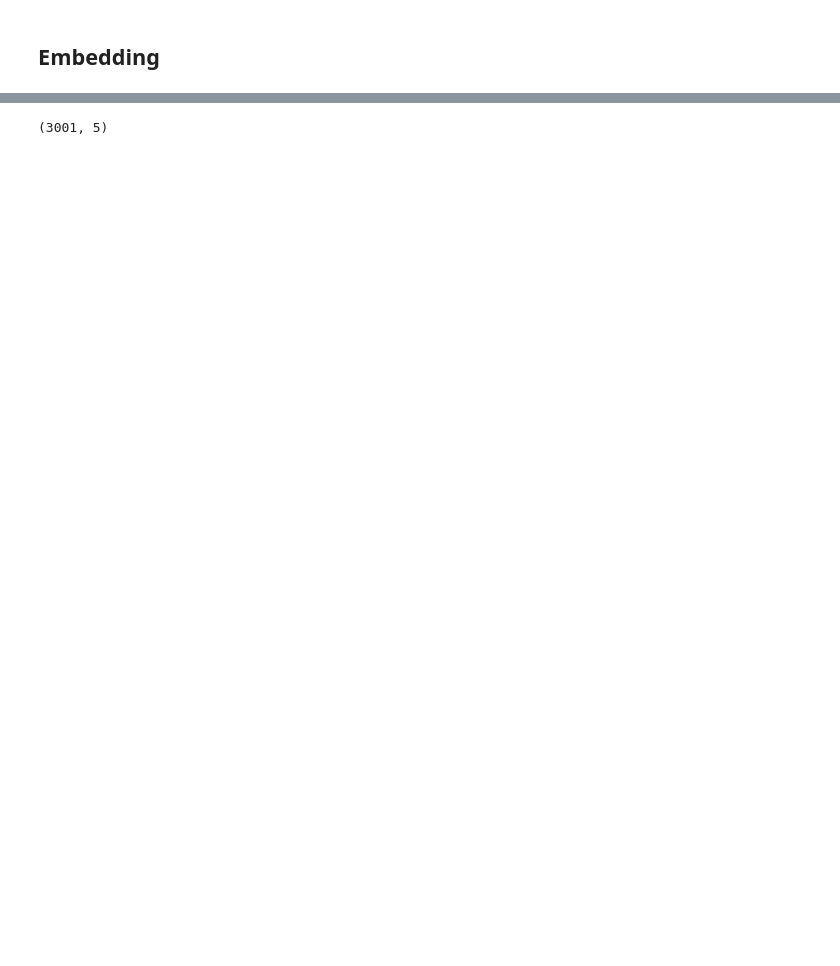
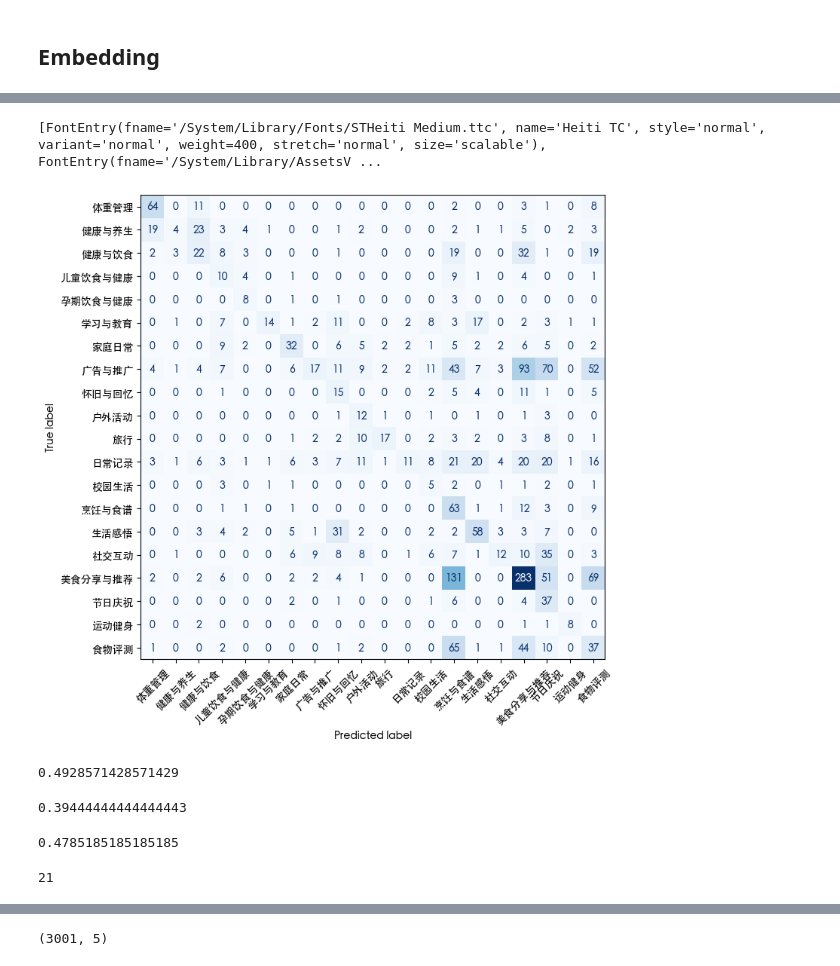
Before and after one commit to AllenArtefacter/social-listening-toolkit, a Jupyter notebook: project_support/Pepsico/notebooks/embed_similarity.ipynb, the cells around one changed output, grey strips where cells are left out. Drawn from its saved outputs; the diff is of its cells as text; code cells hidden in the pictures; blank space fills up the shorter version.

```diff
--- a/project_support/Pepsico/notebooks/embed_similarity.ipynb
+++ b/project_support/Pepsico/notebooks/embed_similarity.ipynb
@@ -24,5 +26,6 @@ pd.read_sql("show databases ",con)
 # %%
 tag_ls = pd.read_sql("SELECT distinct tag_new class_name FROM validation.tag_group_text_topic_validation" ,con)['class_name'].tolist()
+tag_ls.remove('其他')
 tag_ls
 # %% [output]
 ['旅行',
@@ -113,3 +122,23 @@ data
 3000 rows × 8 columns
 # %%
 data.to_csv('data/paraphrase-multilingual-MiniLM-L12-v2-3000.csv', index = False)
+# %%
+data_ = data.query("class_name != '其他'")
+# %%
+from sklearn.metrics import ConfusionMatrixDisplay, confusion_matrix
+import matplotlib
+print([f for f in matplotlib.font_manager.fontManager.ttflist if 'Heiti' in f.name])
+
+matplotlib.rcParams['font.family'] = ['Heiti TC']
+
+data['class_name'].unique()
+
+import matplotlib.pyplot as plt
+fig, ax = plt.subplots(figsize = (8,8))
+
+
+ConfusionMatrixDisplay.from_predictions(data_['class_name'],data_['ref'], ax = ax, cmap= 'Blues', colorbar=False)
+ax.tick_params(axis='x', labelrotation=45)
+# %% [output]
+[FontEntry(fname='/System/Library/Fonts/STHeiti Medium.ttc', name='Heiti TC', style='normal', variant='normal', weight=400, stretch='normal', size='scalable'), FontEntry(fname='/System/Library/AssetsV ...
+[figure, added]
@@ -115,0 +154,23 @@ data.to_csv('data/paraphrase-multilingual-MiniLM-L12-v2-3000.csv', index = False
+# %%
+from sklearn.linear_model import RidgeClassifier
+
+clf = RidgeClassifier(class_weight = 'balanced',alpha = 10)
+
+clf.fit(X_train, y_train)
+
+print(clf.score(X_train, y_train))
+pred_test = clf.predict(X_test)
+# %% [output]
+0.4928571428571429
+# %%
+print(clf.score(X_test, y_test))
+# %% [output]
+0.39444444444444443
+# %%
+(pred_test == y_test)[y_test!='其他'].mean()
+# %% [output]
+0.4785185185185185
+# %%
+y.unique().__len__()
+# %% [output]
+21
```
Also changed, not shown: parts of 20 cells of this notebook, 1 other file.
